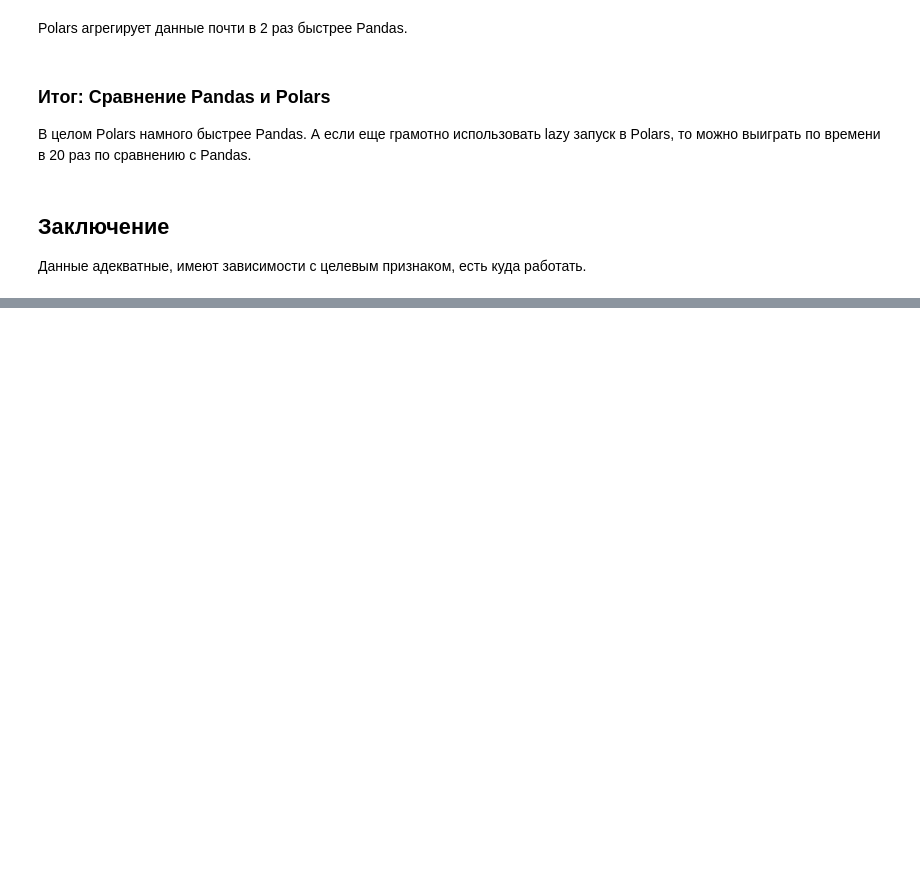
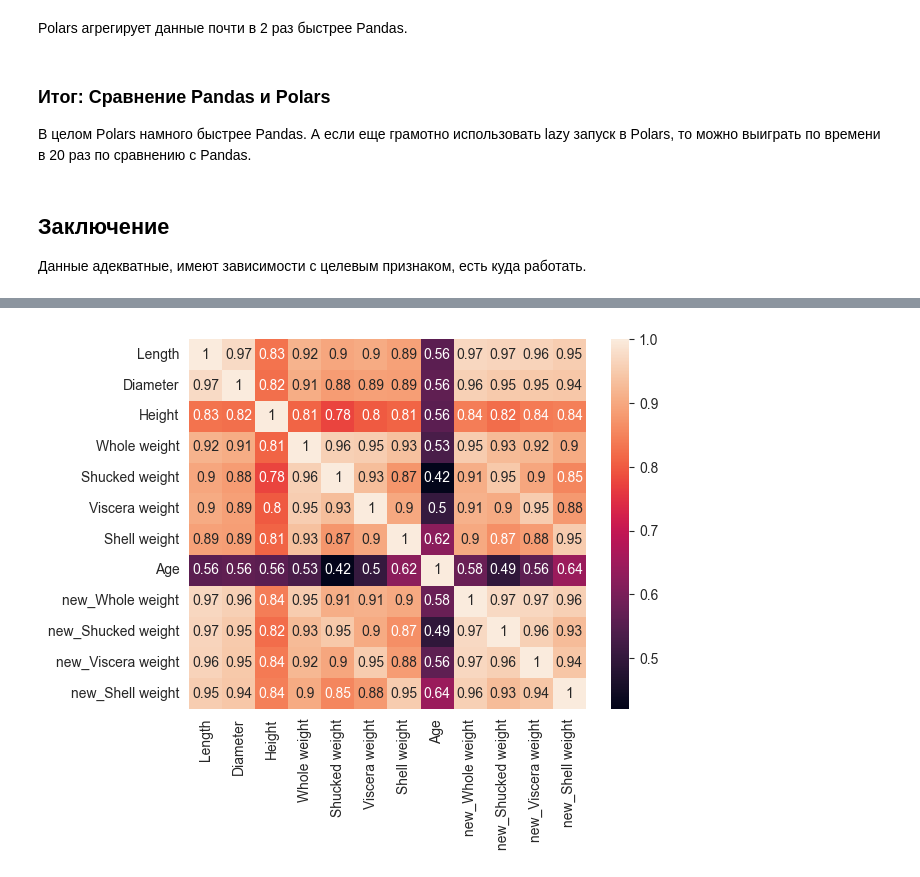
Before and after one commit to alexbevz/eda_and_dev_tools, a Jupyter notebook: project_abalone.ipynb, the cells around one changed output, grey strips where cells are left out. Drawn from its saved outputs; the diff is of its cells as text; code cells hidden in the pictures; blank space fills up the shorter version.

```diff
--- a/project_abalone.ipynb
+++ b/project_abalone.ipynb
@@ -535,0 +621,8 @@ Polars агрегирует данные почти в 2 раз быстрее P
+# %%
+# вывод матрицы корреляций
+# тут четко видно, как у новых признаков с другими в среднем больше коэффициент
+# следовательно, обучаемая модель с новыми признаками должна быть точнее
+corr_pearson = df.corr(method='pearson', numeric_only=True)
+sns.heatmap(data=corr_pearson, annot=True);
+# %% [output]
+[figure, added]
```
Also changed, not shown: parts of 41 cells of this notebook.
